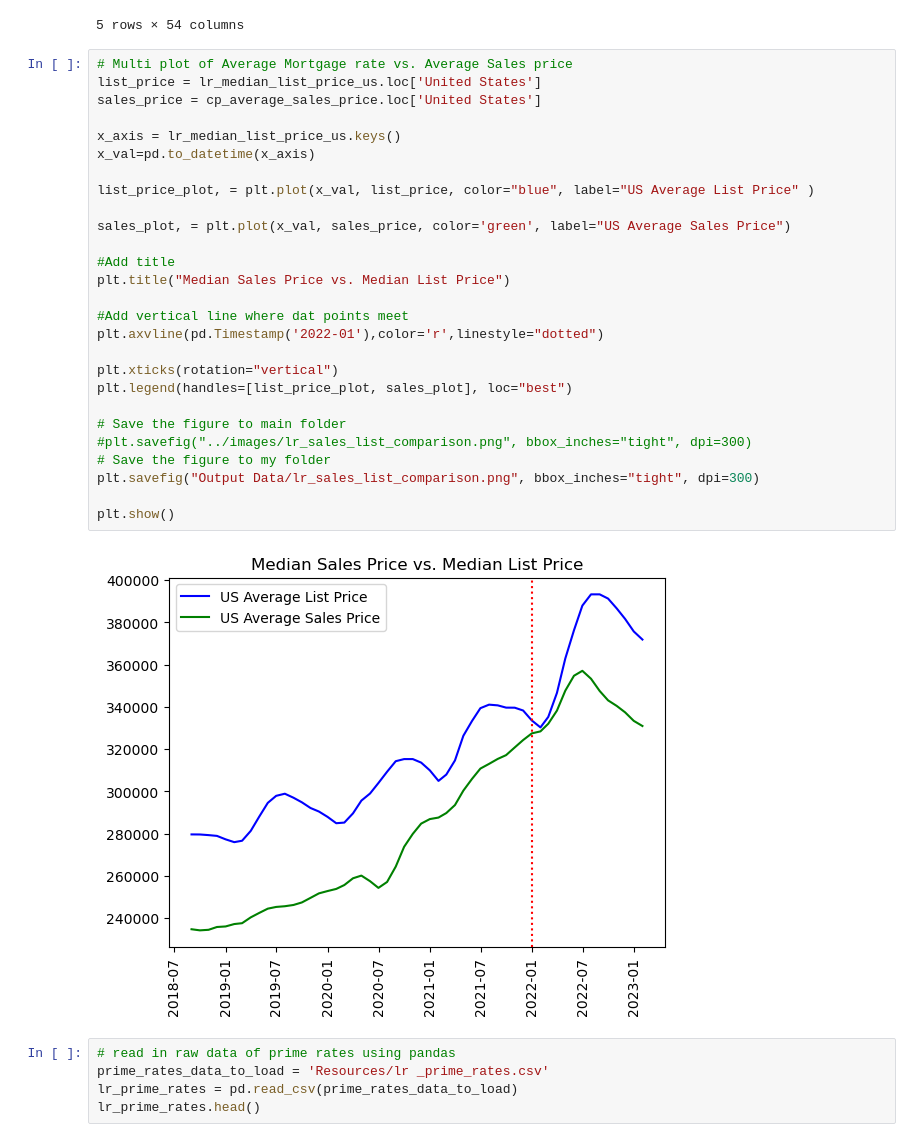
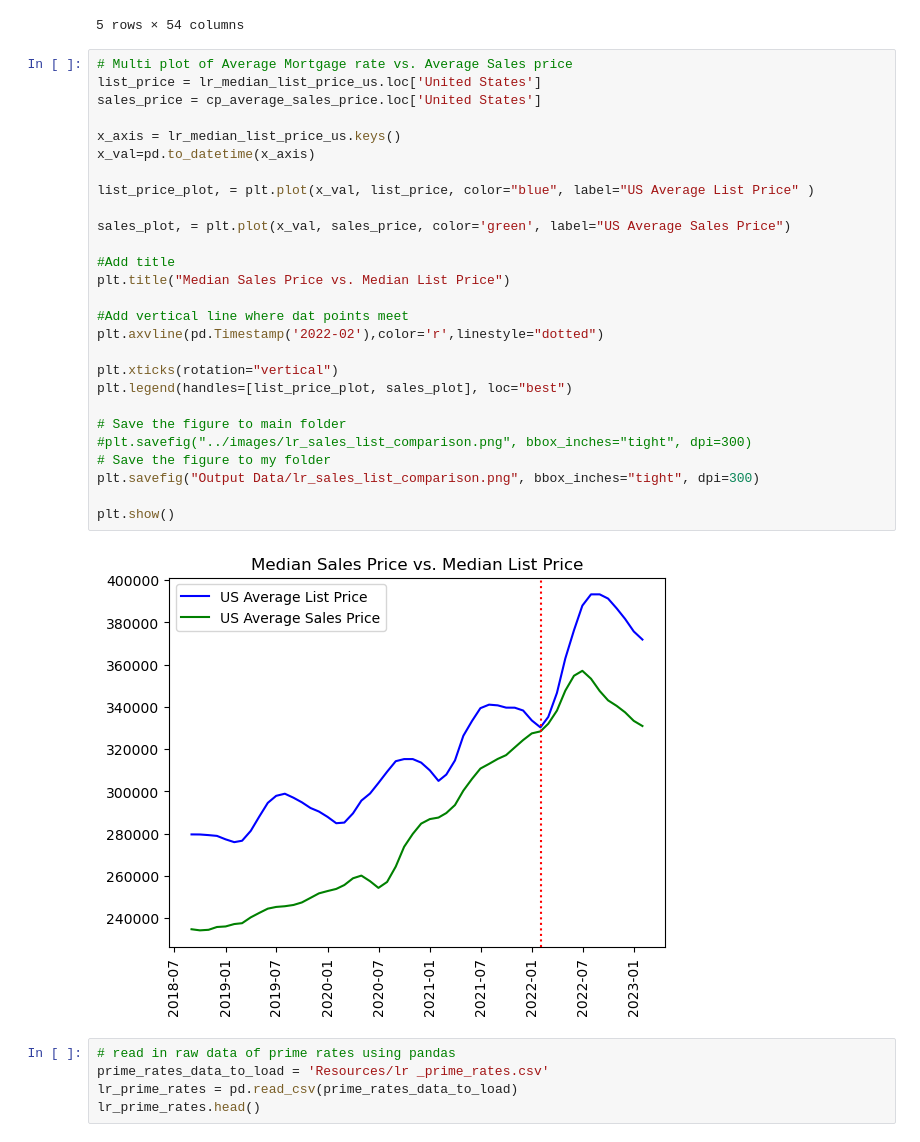
Before and after one commit to ceramicbull/Project-1-Repo, a Jupyter notebook: leighas_analysis/Project_One.ipynb, the cells around one changed output. Saved outputs shown, nothing was run; the diff lists cells and outputs as text.

Commit message:
final vertical line on sales and list graph

```diff
--- a/leighas_analysis/Project_One.ipynb
+++ b/leighas_analysis/Project_One.ipynb
@@ -231,32 +231,32 @@ cp_average_sales_price.head()
 # %%
 # Multi plot of Average Mortgage rate vs. Average Sales price
 list_price = lr_median_list_price_us.loc['United States']
 sales_price = cp_average_sales_price.loc['United States']
 
 x_axis = lr_median_list_price_us.keys()
 x_val=pd.to_datetime(x_axis)
 
 list_price_plot, = plt.plot(x_val, list_price, color="blue", label="US Average List Price" )
 
 sales_plot, = plt.plot(x_val, sales_price, color='green', label="US Average Sales Price")
 
 #Add title
 plt.title("Median Sales Price vs. Median List Price")
 
 #Add vertical line where dat points meet
-plt.axvline(pd.Timestamp('2022-01'),color='r',linestyle="dotted")
+plt.axvline(pd.Timestamp('2022-02'),color='r',linestyle="dotted")
 
 plt.xticks(rotation="vertical")
 plt.legend(handles=[list_price_plot, sales_plot], loc="best")
 
 # Save the figure to main folder
 #plt.savefig("../images/lr_sales_list_comparison.png", bbox_inches="tight", dpi=300)
 # Save the figure to my folder
 plt.savefig("Output Data/lr_sales_list_comparison.png", bbox_inches="tight", dpi=300)
 
 plt.show()
 # %% [output]
-[figure, old version]
+[figure, new version]
 # %%
 # read in raw data of prime rates using pandas
 prime_rates_data_to_load = 'Resources/lr _prime_rates.csv'
```
Also changed, not shown: 2 other files.
